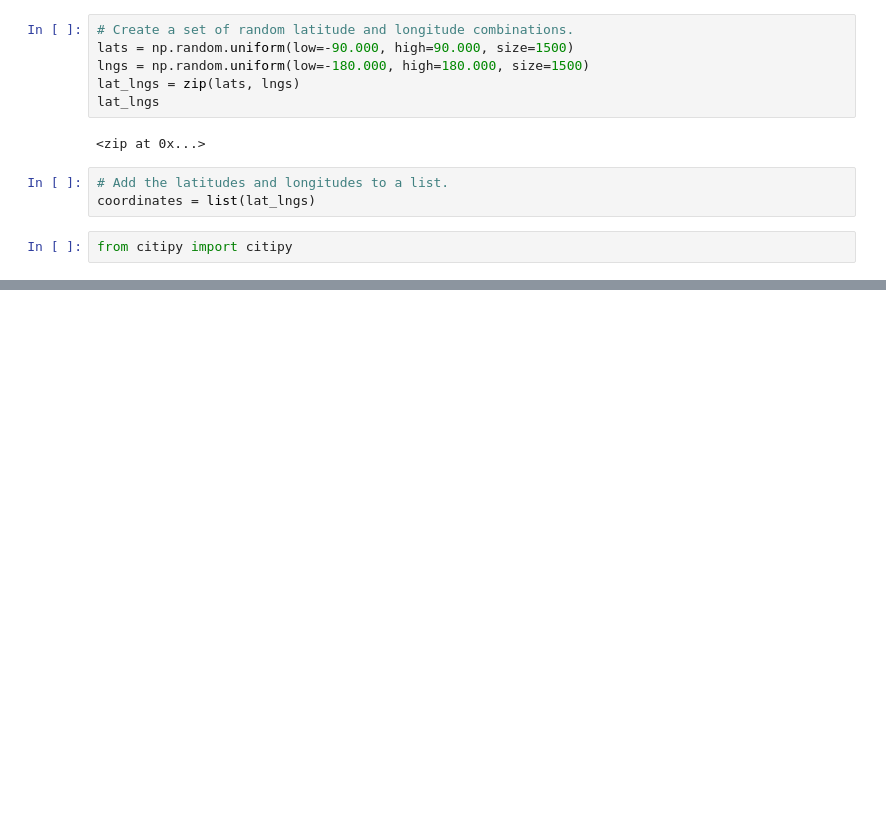
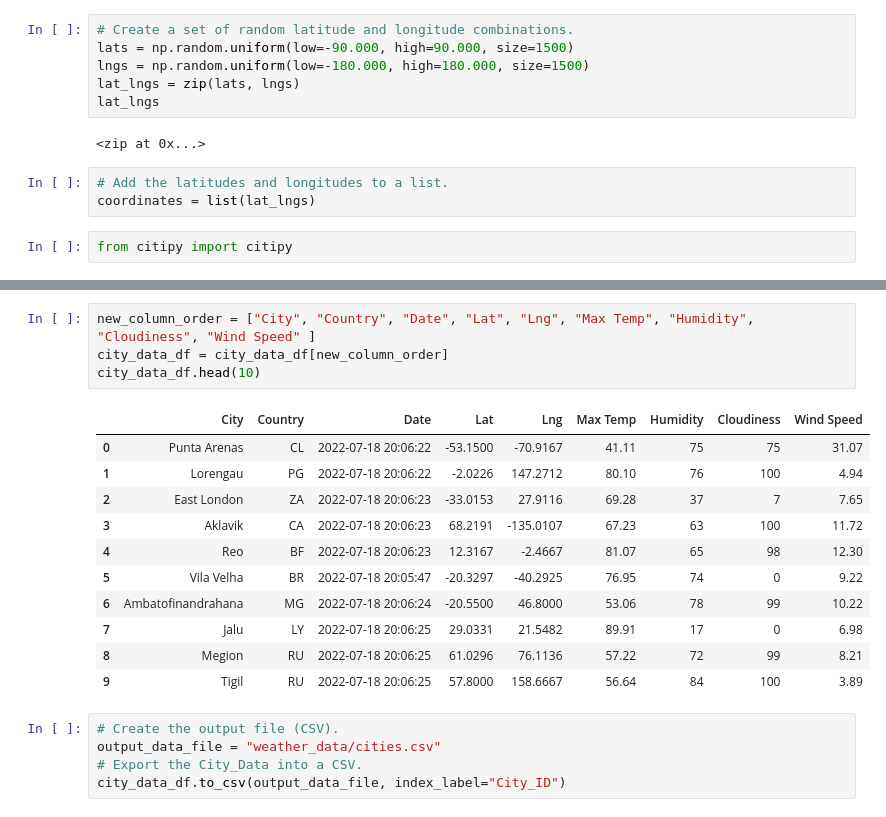
Before and after one commit to manjamcmills/World_Weather_Analysis, a Jupyter notebook: WeatherPy.ipynb, the cells around one changed output, grey strips where cells are left out. Cells and saved outputs as stored; diff of their text form; blank space fills up the shorter version.

```diff
--- a/WeatherPy.ipynb
+++ b/WeatherPy.ipynb
@@ -32,0 +144,21 @@ len(cities)
+# %%
+new_column_order = ["City", "Country", "Date", "Lat", "Lng", "Max Temp", "Humidity", "Cloudiness", "Wind Speed" ]
+city_data_df = city_data_df[new_column_order]
+city_data_df.head(10)
+# %% [output]
+|  | City | Country | Date | Lat | Lng | Max Temp | Humidity | Cloudiness | Wind Speed |
+| 0 | Punta Arenas | CL | 2022-07-18 20:06:22 | -53.1500 | -70.9167 | 41.11 | 75 | 75 | 31.07 |
+| 1 | Lorengau | PG | 2022-07-18 20:06:22 | -2.0226 | 147.2712 | 80.10 | 76 | 100 | 4.94 |
+| 2 | East London | ZA | 2022-07-18 20:06:23 | -33.0153 | 27.9116 | 69.28 | 37 | 7 | 7.65 |
+| 3 | Aklavik | CA | 2022-07-18 20:06:23 | 68.2191 | -135.0107 | 67.23 | 63 | 100 | 11.72 |
+| 4 | Reo | BF | 2022-07-18 20:06:23 | 12.3167 | -2.4667 | 81.07 | 65 | 98 | 12.30 |
+| 5 | Vila Velha | BR | 2022-07-18 20:05:47 | -20.3297 | -40.2925 | 76.95 | 74 | 0 | 9.22 |
+| 6 | Ambatofinandrahana | MG | 2022-07-18 20:06:24 | -20.5500 | 46.8000 | 53.06 | 78 | 99 | 10.22 |
+| 7 | Jalu | LY | 2022-07-18 20:06:25 | 29.0331 | 21.5482 | 89.91 | 17 | 0 | 6.98 |
+| 8 | Megion | RU | 2022-07-18 20:06:25 | 61.0296 | 76.1136 | 57.22 | 72 | 99 | 8.21 |
+| 9 | Tigil | RU | 2022-07-18 20:06:25 | 57.8000 | 158.6667 | 56.64 | 84 | 100 | 3.89 |
+# %%
+# Create the output file (CSV).
+output_data_file = "weather_data/cities.csv"
+# Export the City_Data into a CSV.
+city_data_df.to_csv(output_data_file, index_label="City_ID")
```
Also changed, not shown: parts of 6 cells of this notebook, 3 other files.
